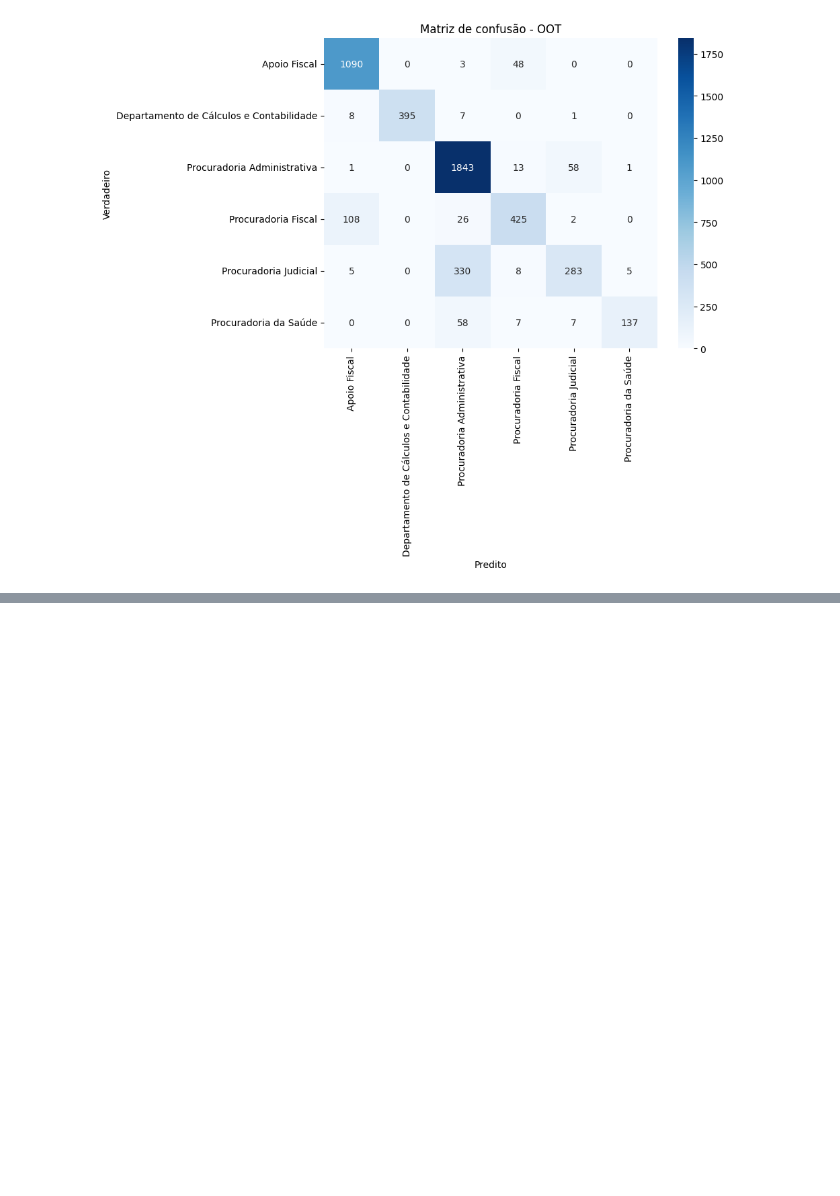
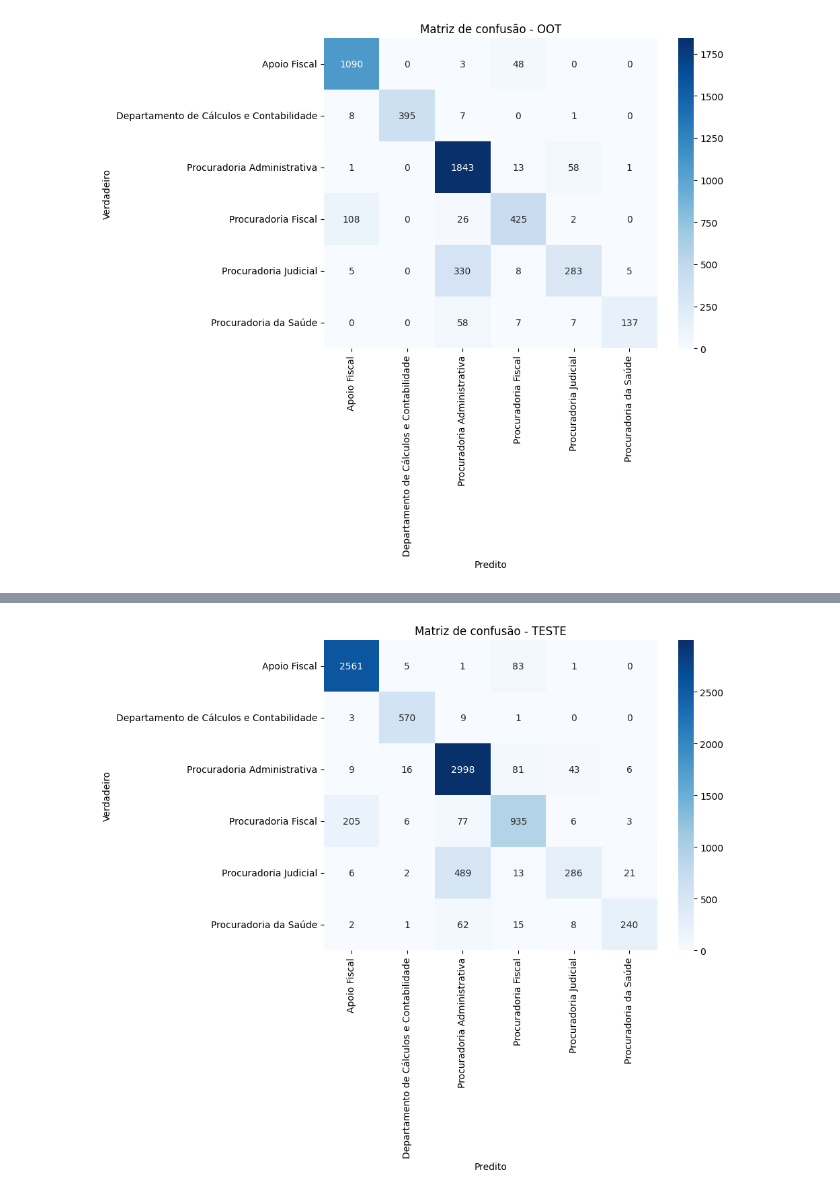
Before and after one commit to Esdras-Daniel/pgm-dataanalysis, a Jupyter notebook: 003_creating_model_for_setor_destino.ipynb, the cells around one changed output, grey strips where cells are left out. Cells and saved outputs as stored; diff of their text form; code cells hidden in the pictures; blank space fills up the shorter version.

```diff
--- a/003_creating_model_for_setor_destino.ipynb
+++ b/003_creating_model_for_setor_destino.ipynb
@@ -582,0 +685,3 @@ plot_confusion_matrix(y_true=df_oot['setor_destino'], y_pred=y_pred, title='Matr
+# %%
+y_pred = search.predict(X_test)
+print(classification_report(y_true=y_test, y_pred=y_pred))
@@ -582,0 +701,4 @@ plot_confusion_matrix(y_true=df_oot['setor_destino'], y_pred=y_pred, title='Matr
+# %%
+plot_confusion_matrix(y_true=y_test, y_pred=y_pred, title='Matriz de confusão - TESTE')
+# %% [output]
+[figure, added]
```
Also changed, not shown: parts of 17 cells of this notebook.
